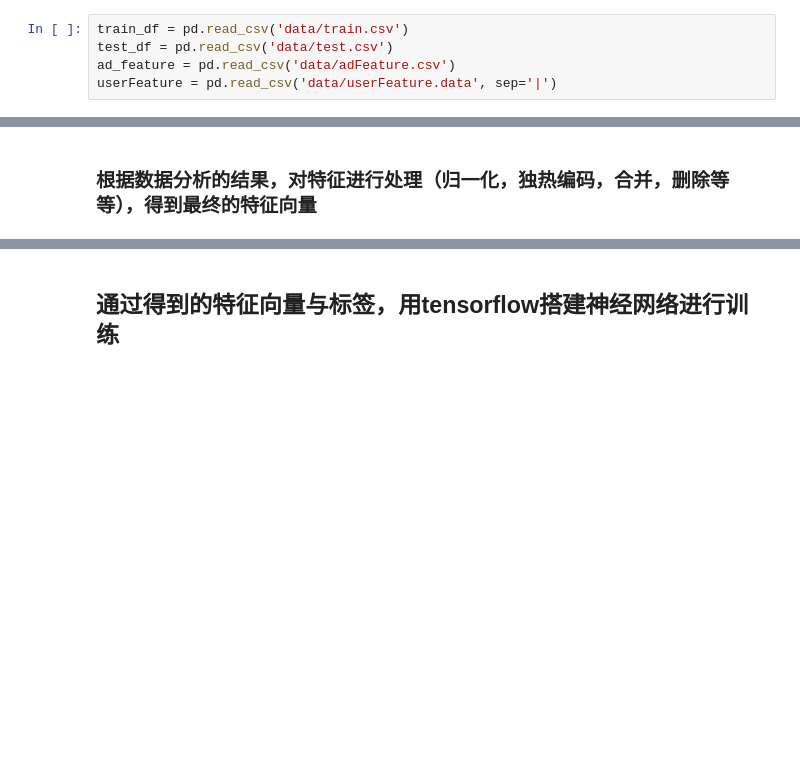
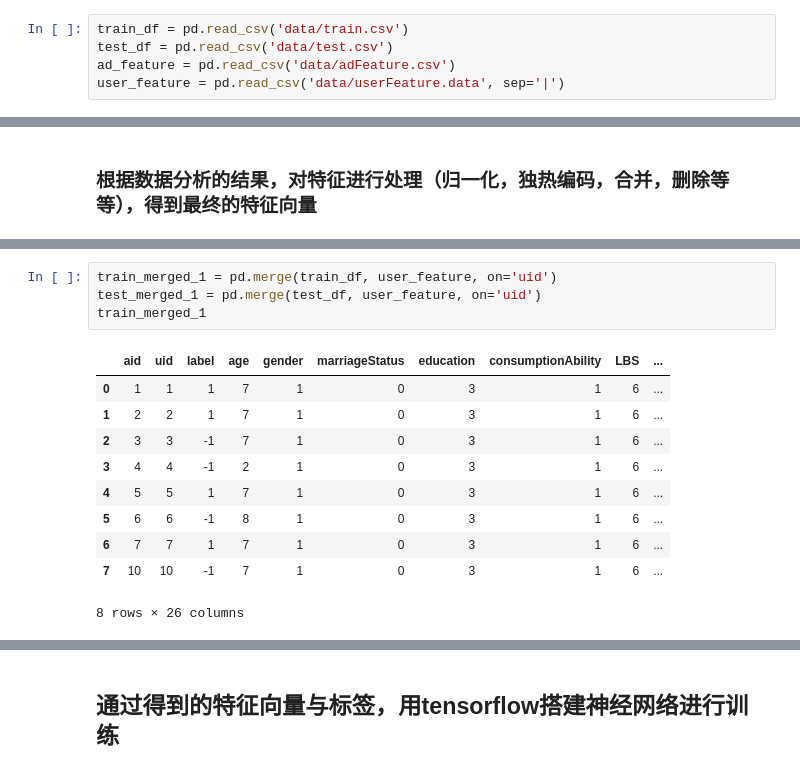
Before and after one commit to ModaoT/firstkill, a Jupyter notebook: entry.ipynb, the cells around one changed output, grey strips where cells are left out. Cells and saved outputs as stored; diff of their text form; blank space fills up the shorter version.

```diff
--- a/entry.ipynb
+++ b/entry.ipynb
@@ -14,7 +22,7 @@ import matplotlib.pyplot as plt
 train_df = pd.read_csv('data/train.csv')
 test_df = pd.read_csv('data/test.csv')
 ad_feature = pd.read_csv('data/adFeature.csv')
-userFeature = pd.read_csv('data/userFeature.data', sep='|')
+user_feature = pd.read_csv('data/userFeature.data', sep='|')
 # %% [markdown]
 ### 探索数据集
 # %%
@@ -148,0 +155,15 @@ labels = []
+# %%
+train_merged_1 = pd.merge(train_df, user_feature, on='uid')
+test_merged_1 = pd.merge(test_df, user_feature, on='uid')
+train_merged_1
+# %% [output]
+|  | aid | uid | label | age | gender | marriageStatus | education | consumptionAbility | LBS | ... |
+| 0 | 1 | 1 | 1 | 7 | 1 | 0 | 3 | 1 | 6 | ... |
+| 1 | 2 | 2 | 1 | 7 | 1 | 0 | 3 | 1 | 6 | ... |
+| 2 | 3 | 3 | -1 | 7 | 1 | 0 | 3 | 1 | 6 | ... |
+| 3 | 4 | 4 | -1 | 2 | 1 | 0 | 3 | 1 | 6 | ... |
+| 4 | 5 | 5 | 1 | 7 | 1 | 0 | 3 | 1 | 6 | ... |
+| 5 | 6 | 6 | -1 | 8 | 1 | 0 | 3 | 1 | 6 | ... |
+| 6 | 7 | 7 | 1 | 7 | 1 | 0 | 3 | 1 | 6 | ... |
+| 7 | 10 | 10 | -1 | 7 | 1 | 0 | 3 | 1 | 6 | ... |
+8 rows × 26 columns
```
Also changed, not shown: parts of 12 cells of this notebook.
